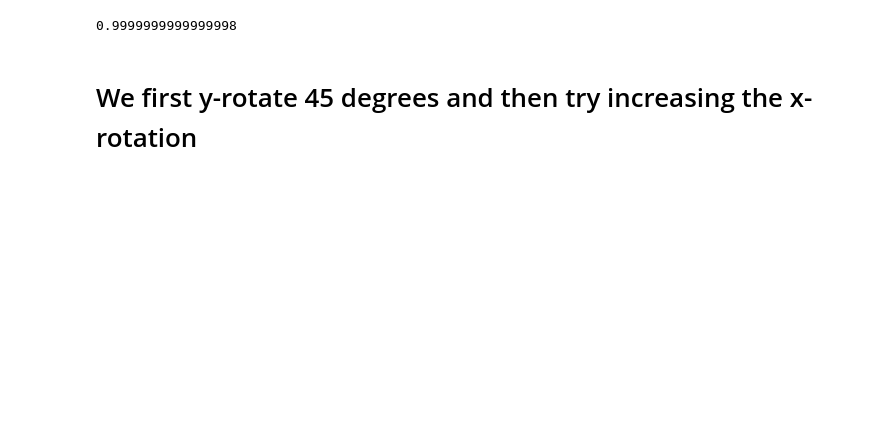
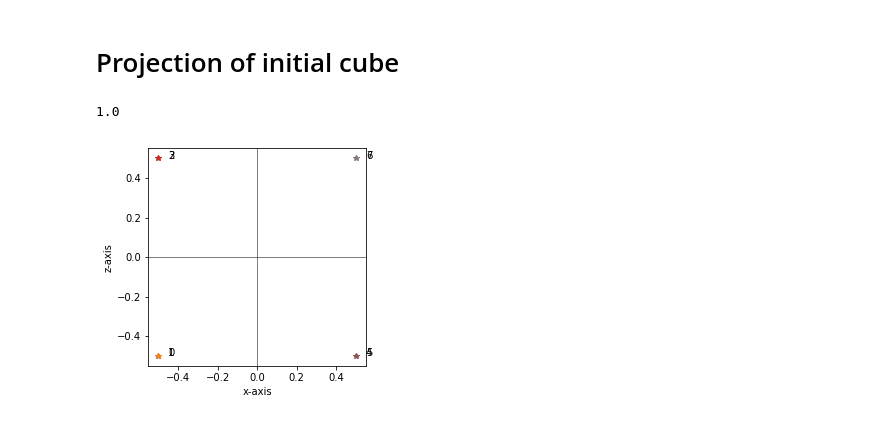
Before and after one commit to marhoy/googleCodeJam, a Jupyter notebook: 2018/qualification_round/Rotating cube.ipynb, the cells around one changed output. Saved outputs shown, nothing was run; the diff lists cells and outputs as text; code cells hidden in the pictures; blank space fills up the shorter version.

```diff
--- a/2018/qualification_round/Rotating cube.ipynb
+++ b/2018/qualification_round/Rotating cube.ipynb
@@ -20,10 +22,29 @@ corners = [
     [+.5, +.5, +.5],
 ]
-# %%
-pitch = 45/180*math.pi
-area = hull_area(project_points(rotate_points(corners, 0, pitch, 0)))
-area
-# %% [output]
-0.9999999999999998
-# %% [markdown]
-# We first y-rotate 45 degrees and then try increasing the x-rotation
+# %%
+def scipy_area(points):
+    import scipy.spatial
+    hull = scipy.spatial.ConvexHull(points)
+    return hull.volume
+
+
+def plot_points(points, ax=None):
+    if ax is None:
+        fig, ax = plt.subplots(1,1)
+    for i, point in enumerate(points):
+        ax.plot(point[0], point[1], '*-')
+        ax.text(point[0] + .05, point[1] , str(i))
+    ax.set_xlabel('x-axis')
+    ax.set_ylabel('z-axis')
+    ax.set_aspect('equal')
+    ax.axvline(0, color='black', linewidth=0.5)
+    ax.axhline(0, color='black', linewidth=0.5)
+    return ax
+# %% [markdown]
+# Projection of initial cube
+# %%
+a = plot_points(corners)
+scipy_area(corners)
+# %% [output]
+1.0
+[figure, added]
```
Also changed, not shown: parts of 32 cells of this notebook.
